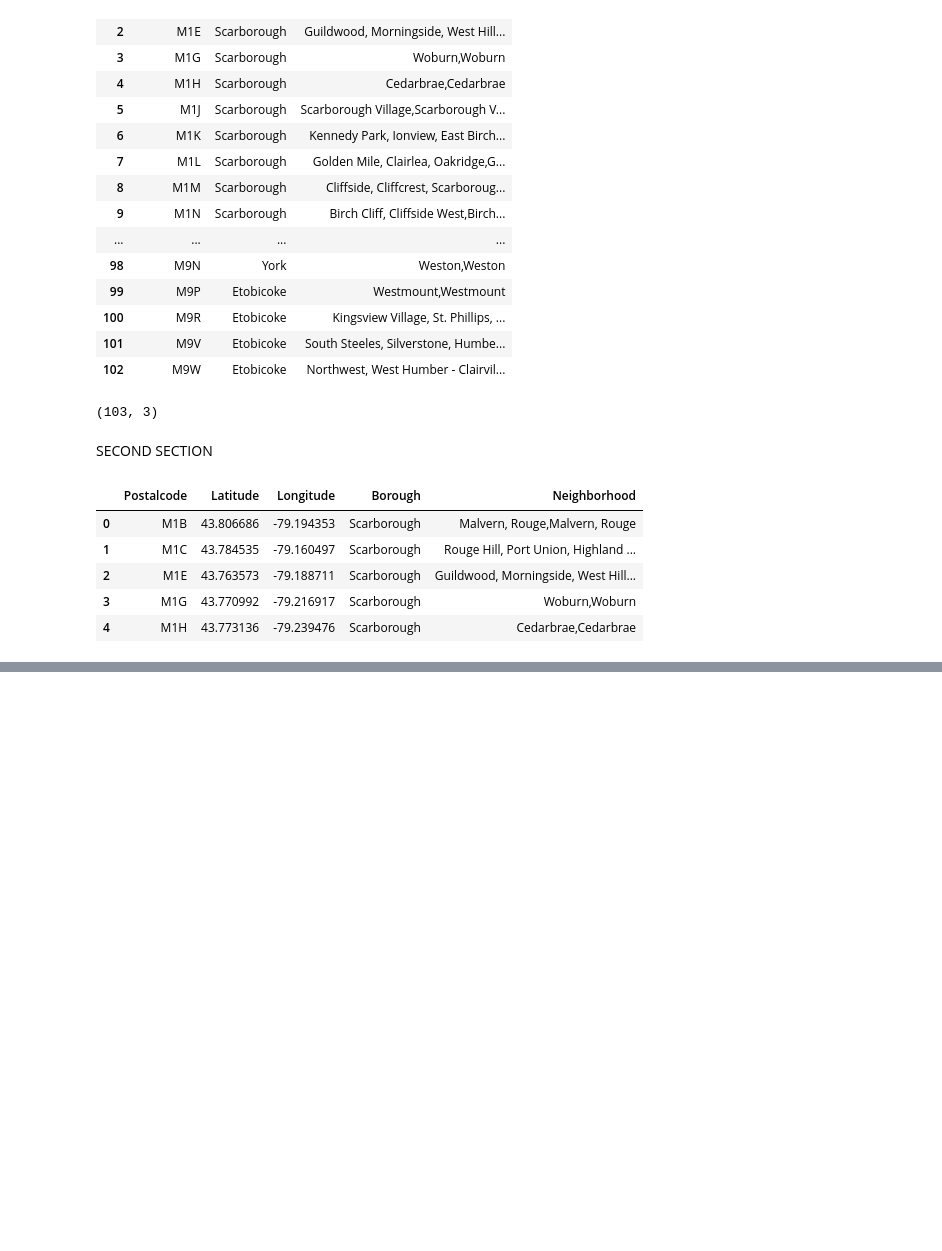
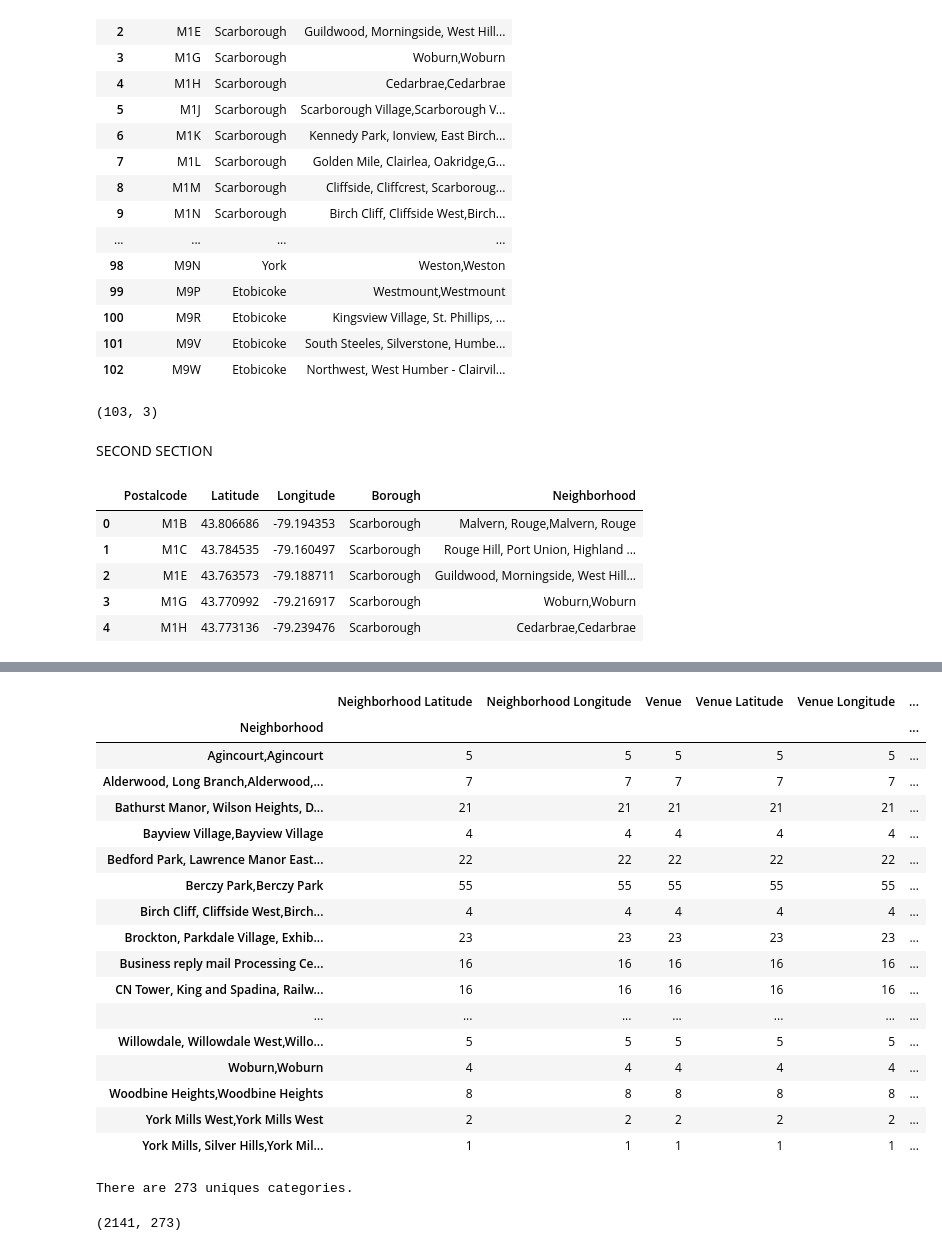
Before and after one commit to andresforero93/capstonecoursera, a Jupyter notebook: Segmenting and Clustering Neighborhoods in Toronto.ipynb, the cells around one changed output, grey strips where cells are left out. Cells and saved outputs as stored; diff of their text form; code cells hidden in the pictures; blank space fills up the shorter version.

```diff
--- a/Segmenting and Clustering Neighborhoods in Toronto.ipynb
+++ b/Segmenting and Clustering Neighborhoods in Toronto.ipynb
@@ -133,4 +133,4 @@ df_toronto.head()
 | 3 | M1G | 43.770992 | -79.216917 | Scarborough | Woburn,Woburn |
 | 4 | M1H | 43.773136 | -79.239476 | Scarborough | Cedarbrae,Cedarbrae |
 # %%
-df_geospatial=df_toronto[['Postalcode','Borough','Neighbourhood','Latitude','Longitude']]
+df_toronto=df_toronto[['Postalcode','Borough','Neighborhood','Latitude','Longitude']]
@@ -138,0 +148,9 @@ KeyError: "['Neighbourhood'] not in index"
+# %%
+CLIENT_ID = 'CONIN1VSHX2IAUQ31ZO0MFG5ONE044UXLI42ZUZKT2GS5MSX' # your Foursquare ID
+CLIENT_SECRET = '2LJTYEOZELRXMWMRLONFPCTN10M2OKACID5IOJYOV2OE2YIH' # your Foursquare Secret
+VERSION = '20180605' # Foursquare API version
+LIMIT = 100 # A default Foursquare API limit value
+
+print('Your credentails:')
+print('CLIENT_ID: ' + CLIENT_ID)
+print('CLIENT_SECRET:' + CLIENT_SECRET)
@@ -138,0 +201,5 @@ KeyError: "['Neighbourhood'] not in index"
+# %%
+toronto_venues = getNearbyVenues(names=df_toronto['Neighborhood'],
+                                   latitudes=df_toronto['Latitude'],
+                                   longitudes=df_toronto['Longitude']
+                                  )
@@ -138,0 +233,33 @@ KeyError: "['Neighbourhood'] not in index"
+# %%
+toronto_venues.groupby('Neighborhood').count()
+# %% [output]
+|  | Neighborhood Latitude | Neighborhood Longitude | Venue | Venue Latitude | Venue Longitude | ... |
+| Neighborhood |  |  |  |  |  | ... |
+| Agincourt,Agincourt | 5 | 5 | 5 | 5 | 5 | ... |
+| Alderwood, Long Branch,Alderwood,... | 7 | 7 | 7 | 7 | 7 | ... |
+| Bathurst Manor, Wilson Heights, D... | 21 | 21 | 21 | 21 | 21 | ... |
+| Bayview Village,Bayview Village | 4 | 4 | 4 | 4 | 4 | ... |
+| Bedford Park, Lawrence Manor East... | 22 | 22 | 22 | 22 | 22 | ... |
+| Berczy Park,Berczy Park | 55 | 55 | 55 | 55 | 55 | ... |
+| Birch Cliff, Cliffside West,Birch... | 4 | 4 | 4 | 4 | 4 | ... |
+| Brockton, Parkdale Village, Exhib... | 23 | 23 | 23 | 23 | 23 | ... |
+| Business reply mail Processing Ce... | 16 | 16 | 16 | 16 | 16 | ... |
+| CN Tower, King and Spadina, Railw... | 16 | 16 | 16 | 16 | 16 | ... |
+| ... | ... | ... | ... | ... | ... | ... |
+| Willowdale, Willowdale West,Willo... | 5 | 5 | 5 | 5 | 5 | ... |
+| Woburn,Woburn | 4 | 4 | 4 | 4 | 4 | ... |
+| Woodbine Heights,Woodbine Heights | 8 | 8 | 8 | 8 | 8 | ... |
+| York Mills West,York Mills West | 2 | 2 | 2 | 2 | 2 | ... |
+| York Mills, Silver Hills,York Mil... | 1 | 1 | 1 | 1 | 1 | ... |
+# %%
+print('There are {} uniques categories.'.format(len(toronto_venues['Venue Category'].unique())))
+# %% [output]
+There are 273 uniques categories.
+# %%
+# one hot encoding
+toronto_onehot = pd.get_dummies(toronto_venues[['Venue Category']], prefix="", prefix_sep="")
+toronto_onehot.drop(['Neighborhood'],axis=1,inplace=True)
+toronto_onehot.insert(loc=0, column='Neighborhood', value=toronto_venues['Neighborhood'] )
+toronto_onehot.shape
+# %% [output]
+(2141, 273)
```
Also changed, not shown: parts of 18 cells of this notebook.
